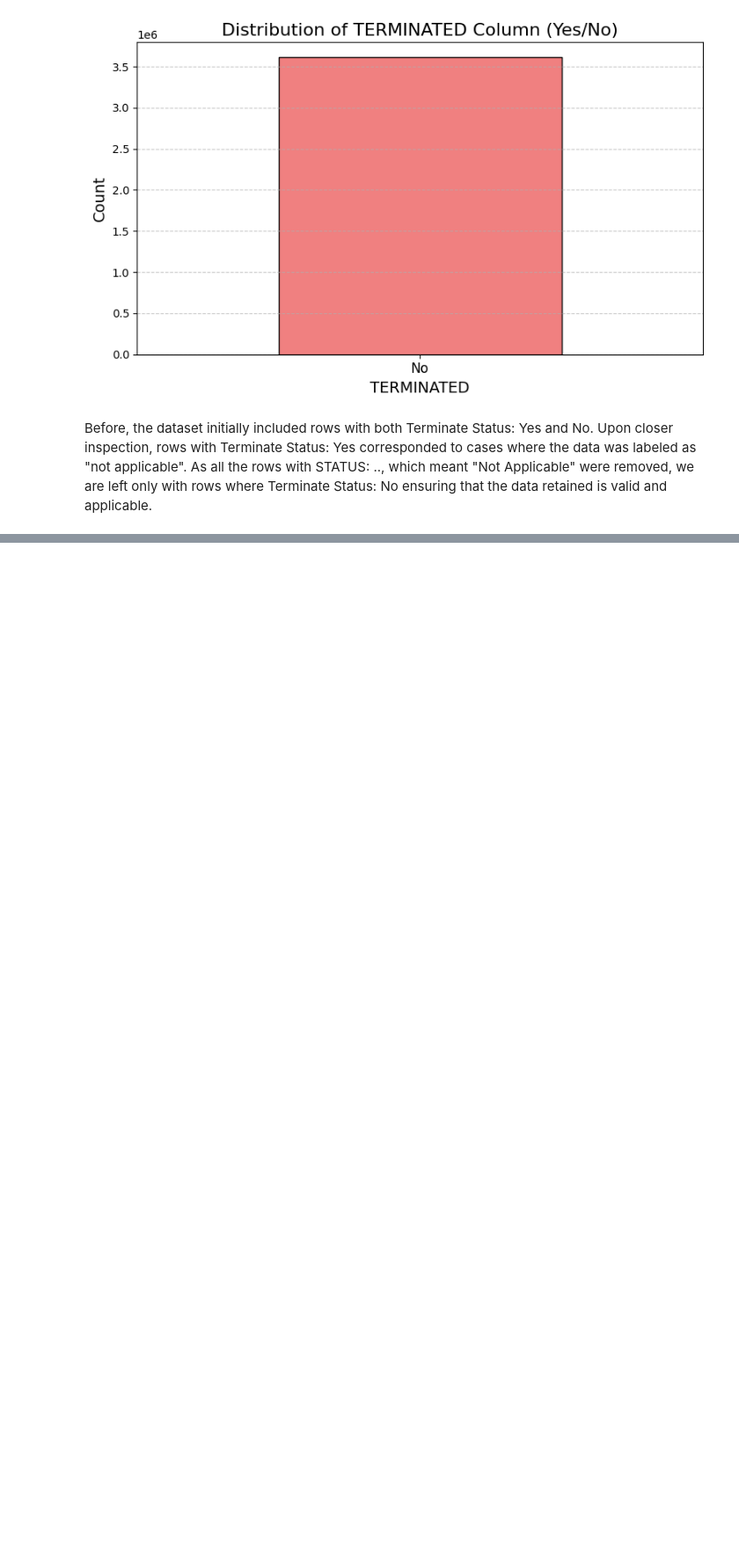
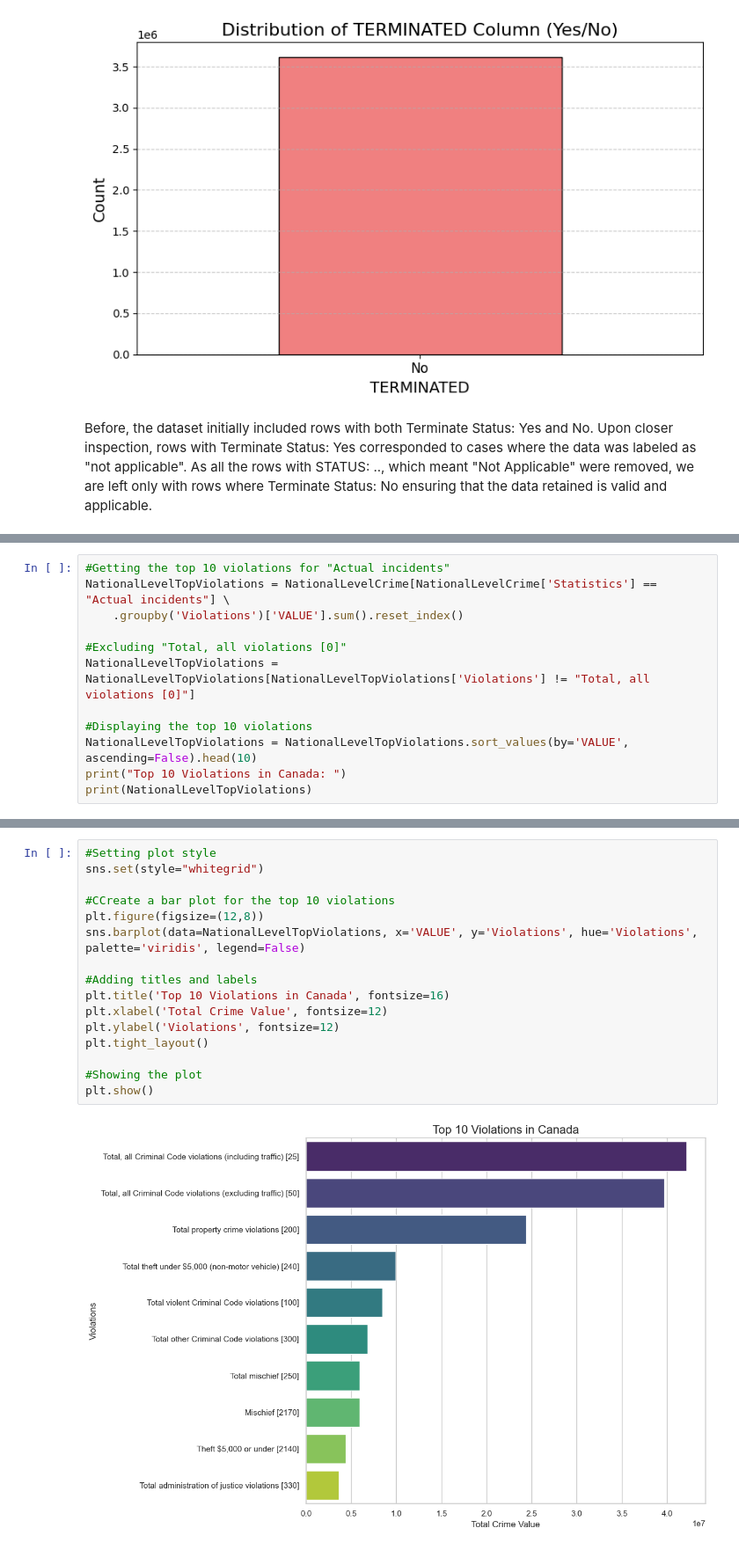
Before and after one commit to swekriti12/Crime-Statistics, a Jupyter notebook: Crime Statistics.ipynb, the cells around one changed output, grey strips where cells are left out. Shown at 88% size. Saved outputs shown, nothing was run; the diff lists cells and outputs as text; blank space fills up the shorter version.

```diff
--- a/Crime Statistics.ipynb
+++ b/Crime Statistics.ipynb
@@ -1147,0 +960,12 @@ plotlyBarPlot(data_grouped, 'Province', 'VALUE', 'Province', 'Number of Violatio
+# %%
+#Getting the top 10 violations for "Actual incidents"
+NationalLevelTopViolations = NationalLevelCrime[NationalLevelCrime['Statistics'] == "Actual incidents"] \
+    .groupby('Violations')['VALUE'].sum().reset_index()
+
+#Excluding "Total, all violations [0]"
+NationalLevelTopViolations = NationalLevelTopViolations[NationalLevelTopViolations['Violations'] != "Total, all violations [0]"]
+
+#Displaying the top 10 violations
+NationalLevelTopViolations = NationalLevelTopViolations.sort_values(by='VALUE', ascending=False).head(10)
+print("Top 10 Violations in Canada: ")
+print(NationalLevelTopViolations)
@@ -1147,0 +985,18 @@ plotlyBarPlot(data_grouped, 'Province', 'VALUE', 'Province', 'Number of Violatio
+# %%
+#Setting plot style
+sns.set(style="whitegrid")
+
+#CCreate a bar plot for the top 10 violations
+plt.figure(figsize=(12,8))
+sns.barplot(data=NationalLevelTopViolations, x='VALUE', y='Violations', hue='Violations', palette='viridis', legend=False)
+
+#Adding titles and labels
+plt.title('Top 10 Violations in Canada', fontsize=16)
+plt.xlabel('Total Crime Value', fontsize=12)
+plt.ylabel('Violations', fontsize=12)
+plt.tight_layout()
+
+#Showing the plot
+plt.show()
+# %% [output]
+[figure, added]
```
Also changed, not shown: parts of 69 cells of this notebook, 1 other file.
